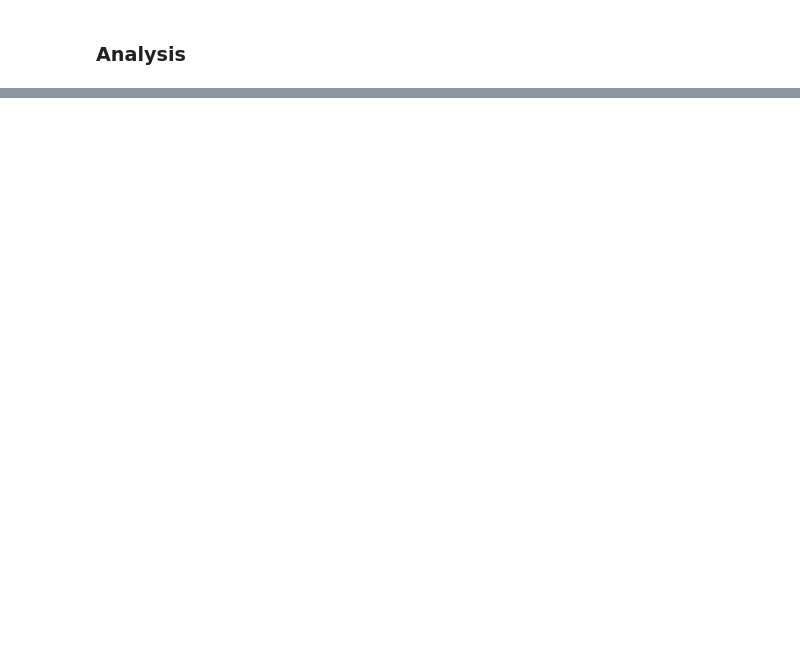
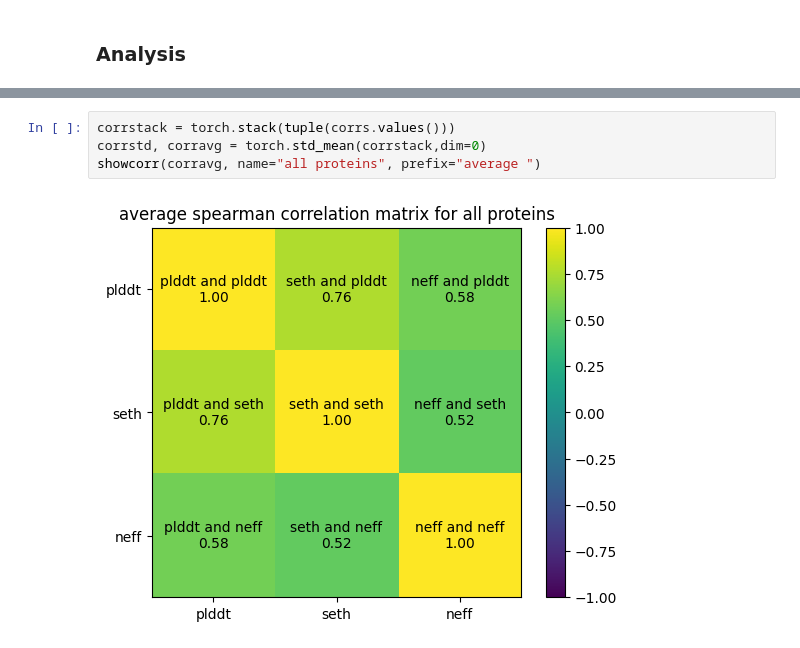
Before and after one commit to neftlon/af2-plddt-contextualized, a Jupyter notebook: scripts/proteomewide.ipynb, the cells around one changed output, grey strips where cells are left out. Drawn from its saved outputs; the diff is of its cells as text; blank space fills up the shorter version.

```diff
--- a/scripts/proteomewide.ipynb
+++ b/scripts/proteomewide.ipynb
@@ -92,0 +115,6 @@ Text(0.5, 1.0, 'correlation matrix for Q9H2J1')
+# %%
+corrstack = torch.stack(tuple(corrs.values()))
+corrstd, corravg = torch.std_mean(corrstack,dim=0)
+showcorr(corravg, name="all proteins", prefix="average ")
+# %% [output]
+[figure, added]
```
Also changed, not shown: parts of 24 cells of this notebook.
